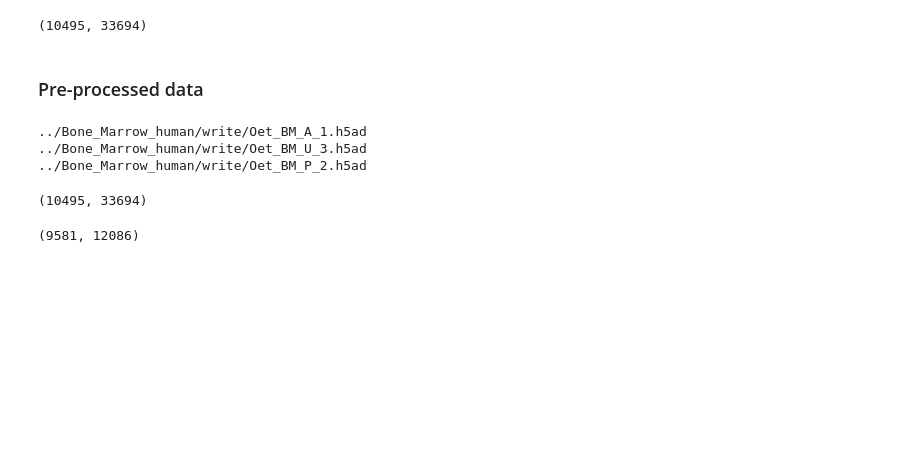
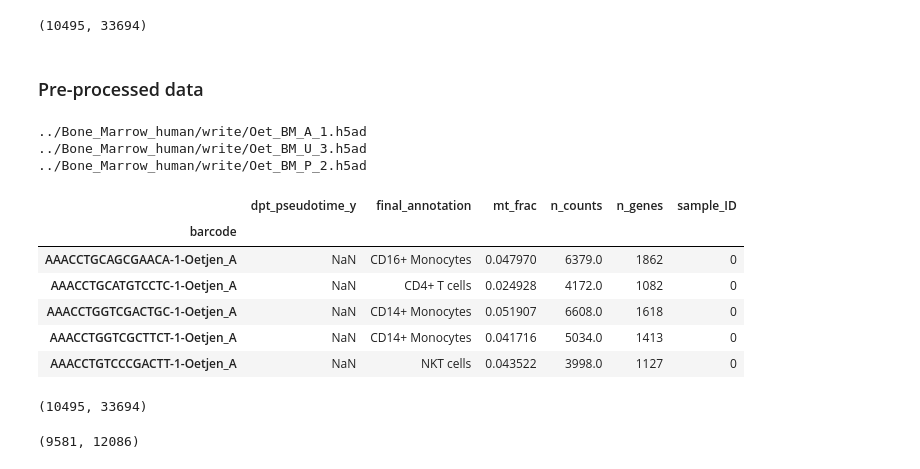
Before and after one commit to theislab/scib, a Jupyter notebook: notebooks/data_preprocessing/immune_cells/merging/Oetjen_merging.ipynb, the cells around one changed output. Cells and saved outputs as stored; diff of their text form; code cells hidden in the pictures; blank space fills up the shorter version.

```diff
--- a/notebooks/data_preprocessing/immune_cells/merging/Oetjen_merging.ipynb
+++ b/notebooks/data_preprocessing/immune_cells/merging/Oetjen_merging.ipynb
@@ -157,6 +157,16 @@ for i in range(len(adatas_pp)):
 # Concatenate to unique adata object
 adata_pp = adatas_pp[0].concatenate(adatas_pp[1:], batch_key='sample_ID',
                                                         index_unique=None)
+# %%
+adata_pp.obs.head()
+# %% [output]
+|  | dpt_pseudotime_y | final_annotation | mt_frac | n_counts | n_genes | sample_ID |
+| barcode |  |  |  |  |  |  |
+| AAACCTGCAGCGAACA-1-Oetjen_A | NaN | CD16+ Monocytes | 0.047970 | 6379.0 | 1862 | 0 |
+| AAACCTGCATGTCCTC-1-Oetjen_A | NaN | CD4+ T cells | 0.024928 | 4172.0 | 1082 | 0 |
+| AAACCTGGTCGACTGC-1-Oetjen_A | NaN | CD14+ Monocytes | 0.051907 | 6608.0 | 1618 | 0 |
+| AAACCTGGTCGCTTCT-1-Oetjen_A | NaN | CD14+ Monocytes | 0.041716 | 5034.0 | 1413 | 0 |
+| AAACCTGTCCCGACTT-1-Oetjen_A | NaN | NKT cells | 0.043522 | 3998.0 | 1127 | 0 |
 # %%
 adata_pp.obs.drop(columns=['sample_ID'], inplace = True)
 # %%
```
Also changed, not shown: parts of 5 cells of this notebook, 10 other files.
